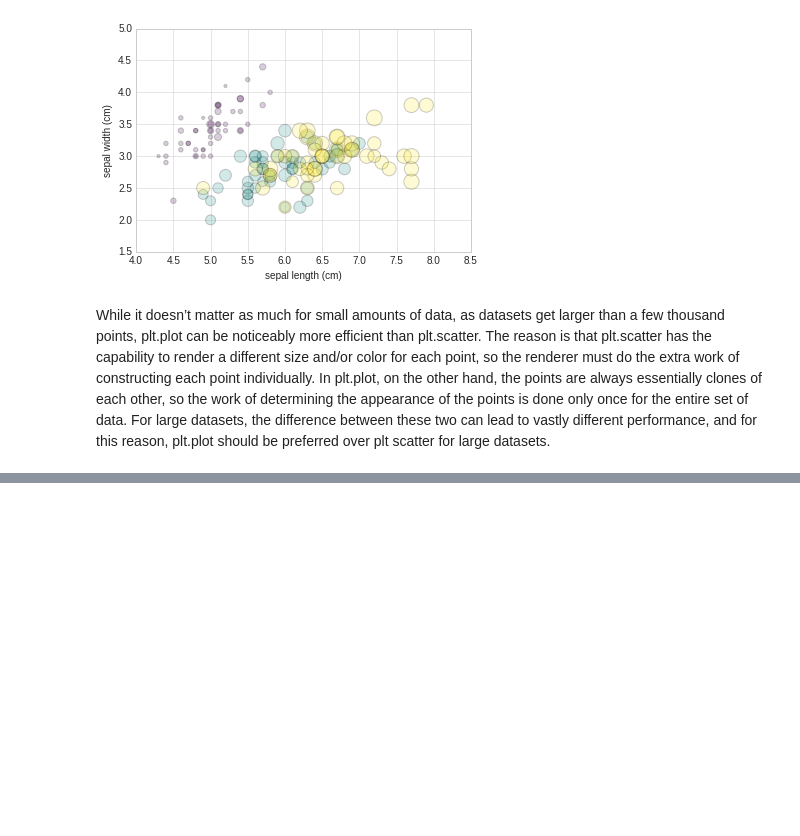
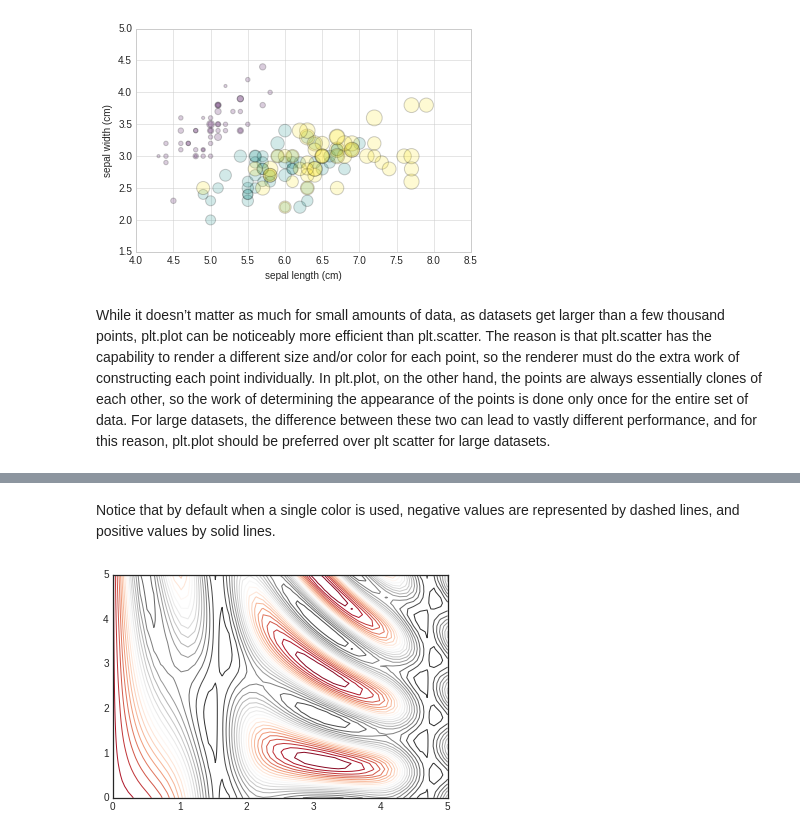
Before and after one commit to deep0892/ml_modeling, a Jupyter notebook: Matplotlib/Visualization_with_Matplotlib.ipynb, the cells around one changed output, grey strips where cells are left out. Cells and saved outputs as stored; diff of their text form; code cells hidden in the pictures; blank space fills up the shorter version.

```diff
--- a/Matplotlib/Visualization_with_Matplotlib.ipynb
+++ b/Matplotlib/Visualization_with_Matplotlib.ipynb
@@ -330,0 +380,6 @@ While it doesn’t matter as much for small amounts of data, as datasets get lar
+# %% [markdown]
+Notice that by default when a single color is used, negative values are represented by dashed lines, and positive values by solid lines.
+# %%
+plt.contour(X, Y, Z, 20, cmap='RdGy');
+# %% [output]
+[figure, added]
```
Also changed, not shown: parts of 19 cells of this notebook.
